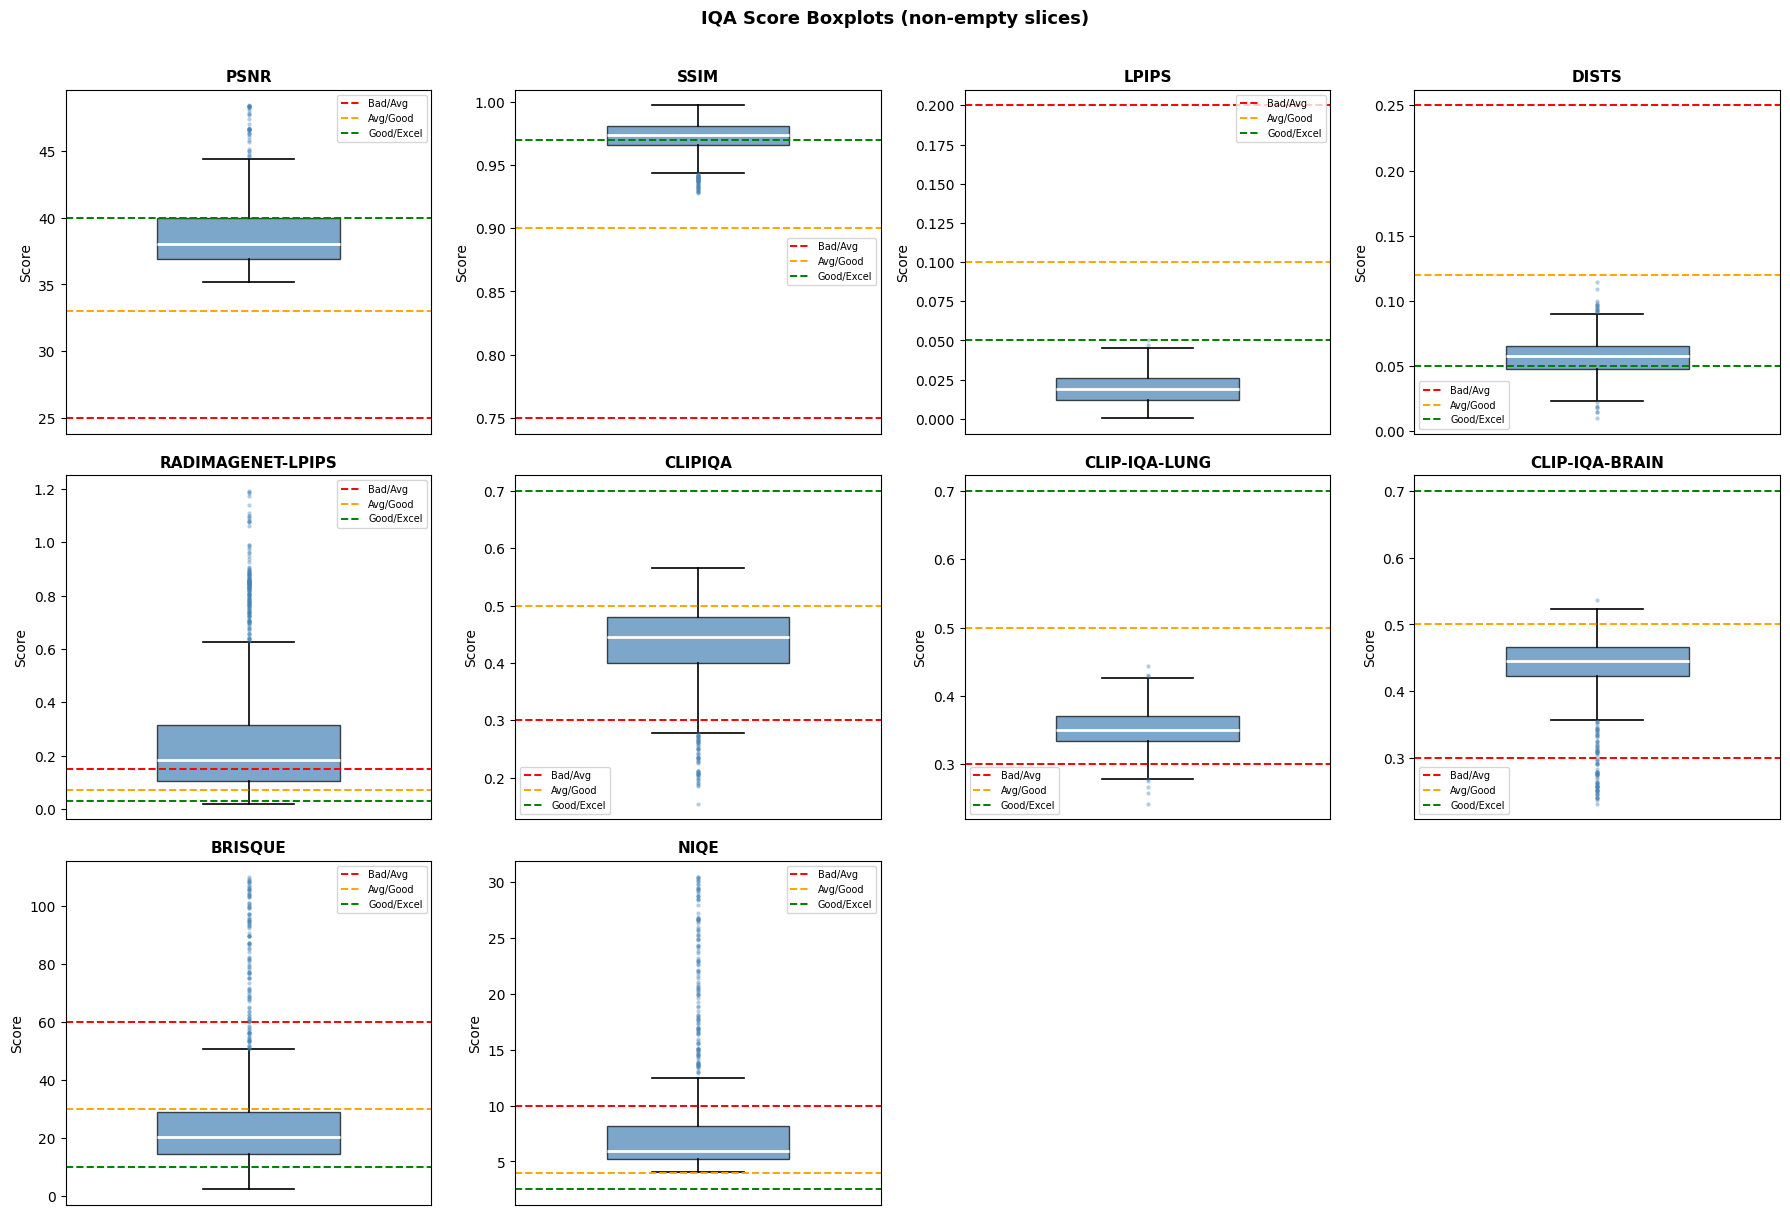
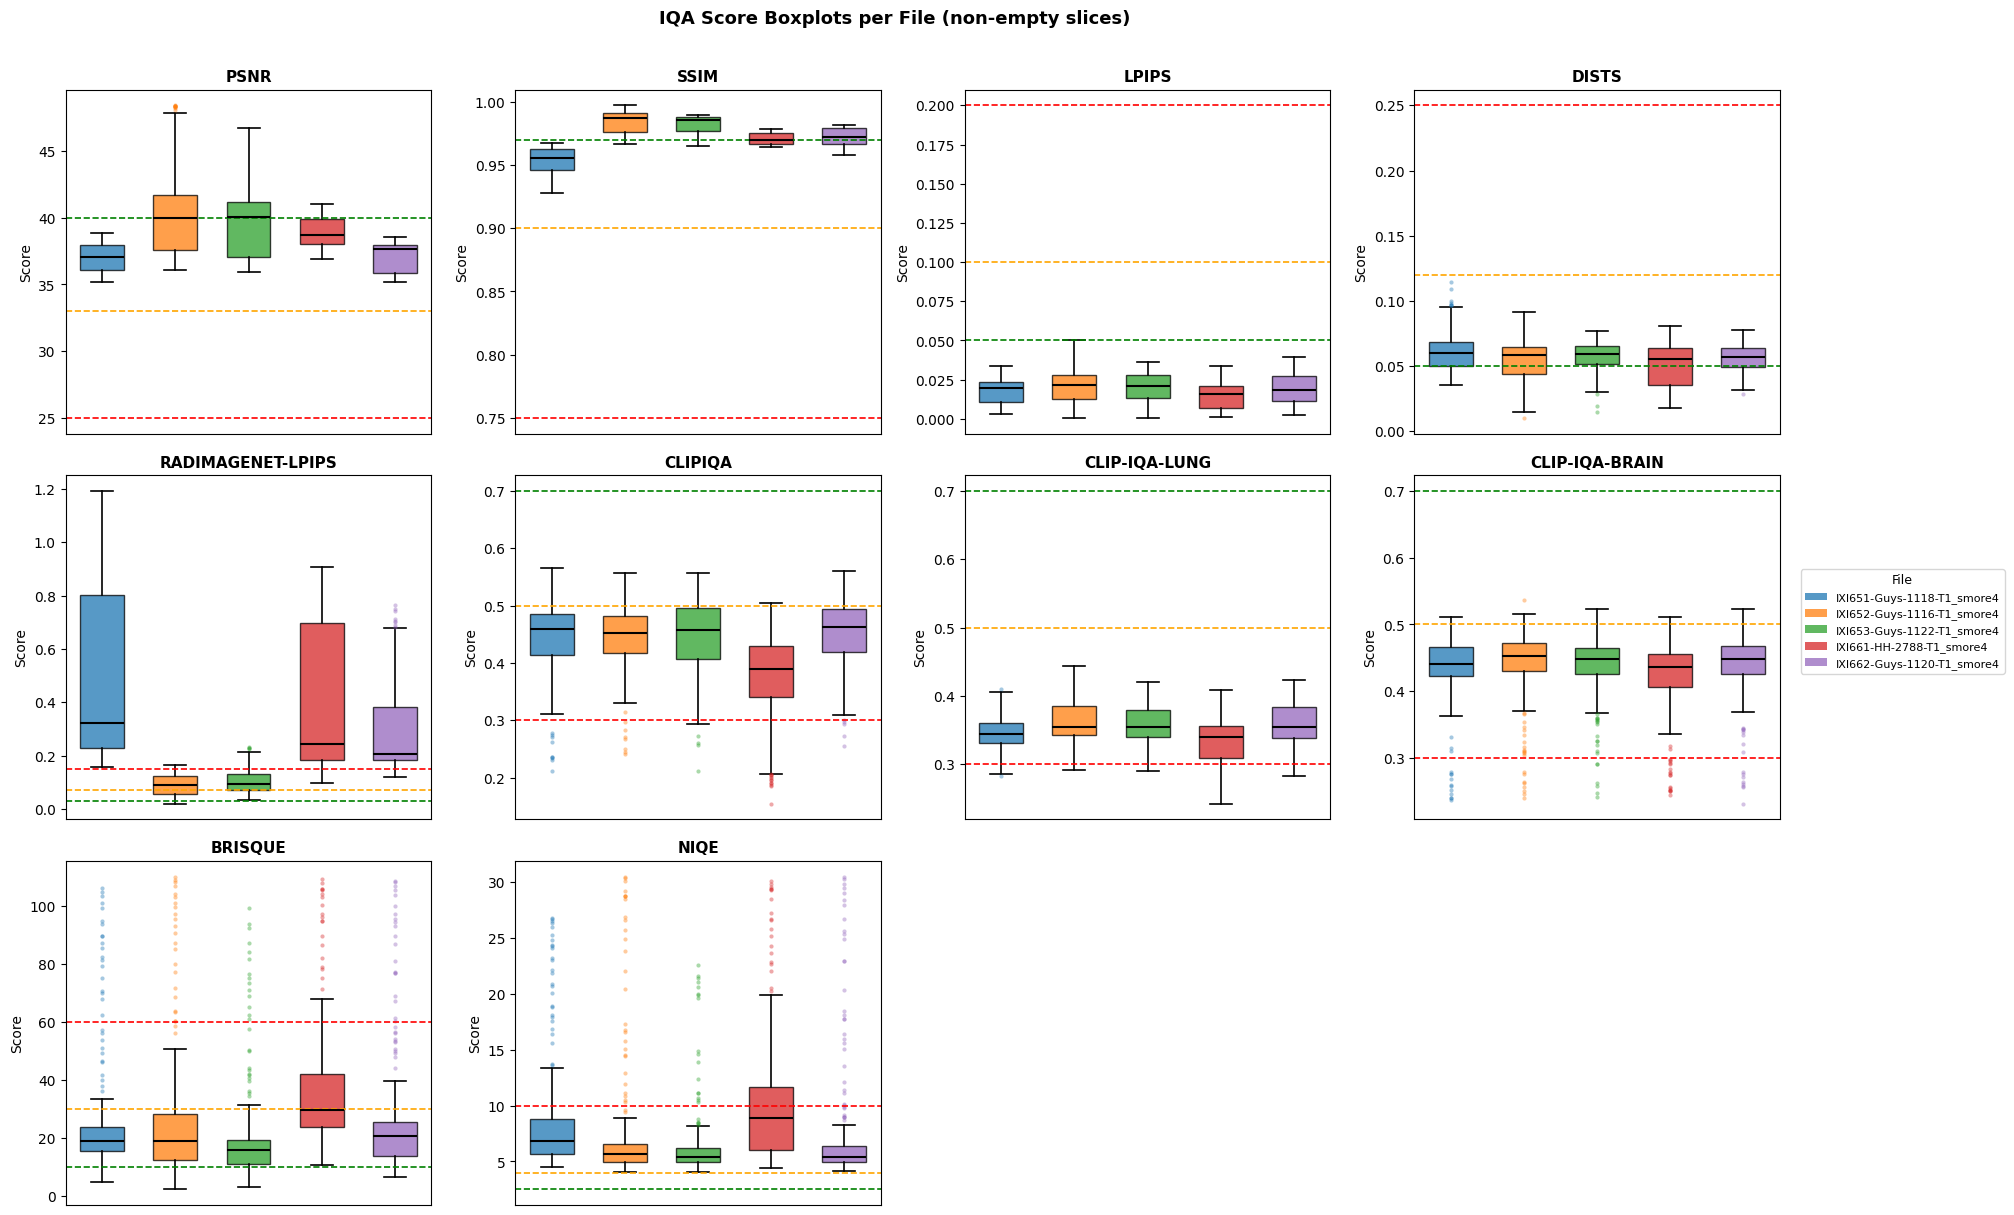
The notebook cell's code change between the first figure and the second:
--- before
+++ after
@@ -1,25 +1,45 @@
+volumes = sorted(active["volume"].unique())
+cmap = plt.get_cmap("tab10" if len(volumes) <= 10 else "tab20")
+vol_colors = {v: cmap(i % cmap.N) for i, v in enumerate(volumes)}
+
 fig, axes = plt.subplots(nrows, ncols, figsize=(4.5 * ncols, 4 * nrows))
 axes = np.atleast_1d(axes).flatten()
 
 for ax, col in zip(axes, metric_cols):
-    data = active[col].dropna()
-    bp = ax.boxplot(data, vert=True, patch_artist=True, widths=0.5,
-                    boxprops=dict(facecolor="steelblue", alpha=0.7),
-                    medianprops=dict(color="white", linewidth=2),
-                    whiskerprops=dict(linewidth=1.2),
-                    capprops=dict(linewidth=1.2),
-                    flierprops=dict(marker="o", markersize=3, alpha=0.4,
-                                    markerfacecolor="steelblue", markeredgewidth=0))
-    for val, label, color in THRESHOLDS.get(col, []):
-        ax.axhline(val, color=color, linestyle="--", linewidth=1.4, label=label)
+    groups = [active.loc[active["volume"] == v, col].dropna().values for v in volumes]
+    bp = ax.boxplot(
+        groups,
+        positions=range(1, len(volumes) + 1),
+        patch_artist=True,
+        widths=0.6,
+        medianprops=dict(color="black", linewidth=1.5),
+        whiskerprops=dict(linewidth=1.2),
+        capprops=dict(linewidth=1.2),
+        flierprops=dict(marker="o", markersize=3, alpha=0.4, markeredgewidth=0),
+    )
+    for patch, v in zip(bp["boxes"], volumes):
+        patch.set_facecolor(vol_colors[v])
+        patch.set_alpha(0.75)
+    for flier, v in zip(bp["fliers"], volumes):
+        flier.set_markerfacecolor(vol_colors[v])
+    for val, _label, color in THRESHOLDS.get(col, []):
+        ax.axhline(val, color=color, linestyle="--", linewidth=1.2)
     ax.set_title(col.upper().replace("_", "-"), fontsize=11, fontweight="bold")
     ax.set_ylabel("Score")
     ax.set_xticks([])
-    ax.legend(fontsize=7)
 
 for ax in axes[n:]:
     ax.set_visible(False)
 
-fig.suptitle("IQA Score Boxplots (non-empty slices)", fontsize=13, fontweight="bold", y=1.01)
+# Shared figure-level legend — one entry per file, colour matches all subplots
+handles = [
+    plt.Rectangle((0, 0), 1, 1, facecolor=vol_colors[v], alpha=0.75)
+    for v in volumes
+]
+fig.legend(handles, volumes, title="File", loc="center left",
+           bbox_to_anchor=(1.0, 0.5), fontsize=8, title_fontsize=9)
+
+fig.suptitle("IQA Score Boxplots per File (non-empty slices)",
+             fontsize=13, fontweight="bold", y=1.01)
 plt.tight_layout()
 plt.show()

Commit: Updated Boxplot representation